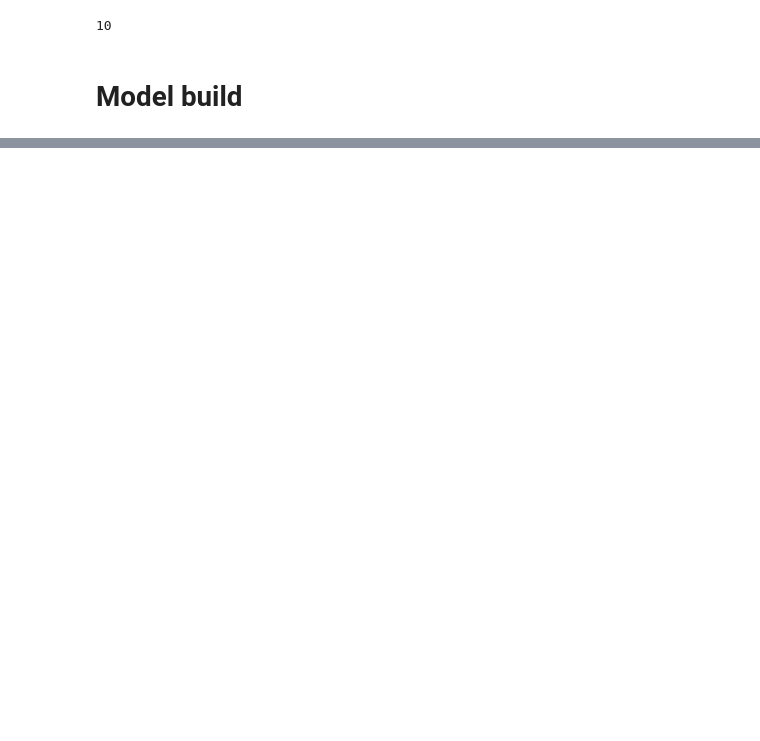
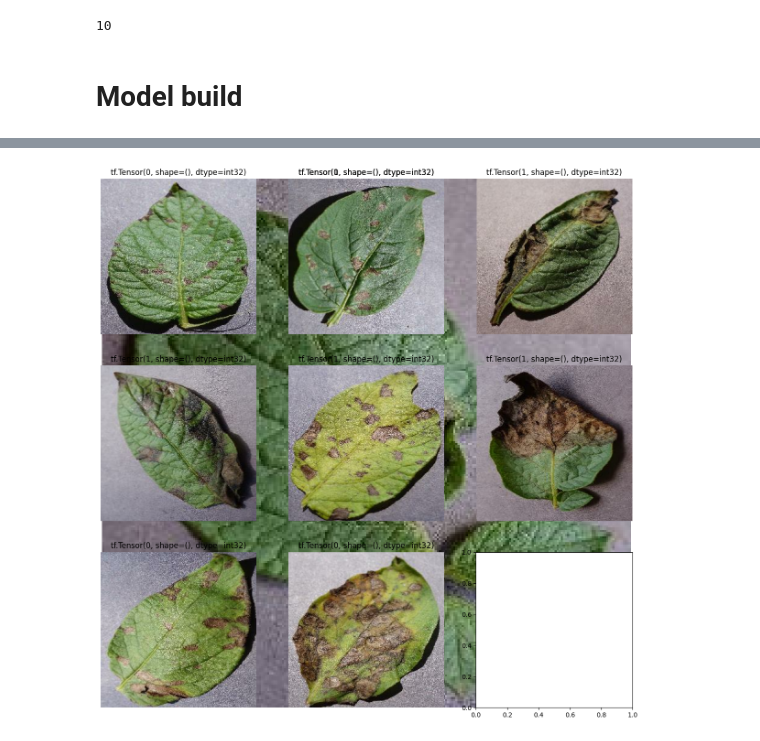
Before and after one commit to Abena-3565/potato_disease-classification, a Jupyter notebook: model.ipynb, the cells around one changed output, grey strips where cells are left out. Drawn from its saved outputs; the diff is of its cells as text; code cells hidden in the pictures; blank space fills up the shorter version.

```diff
--- a/model.ipynb
+++ b/model.ipynb
@@ -75,0 +207,10 @@ model =Sequential([
+# %%
+plt.figure(figsize=(15,15))
+for ib, lb in test_data.take(1):
+    for i in range(9):
+        plt.imshow(ib[i].numpy().astype("uint8"))
+        plt.title(lb[i])
+        plt.axis("off")
+        plt.subplot(3,3,i+1)
+# %% [output]
+[figure, added]
```
Also changed, not shown: parts of 14 cells of this notebook.
